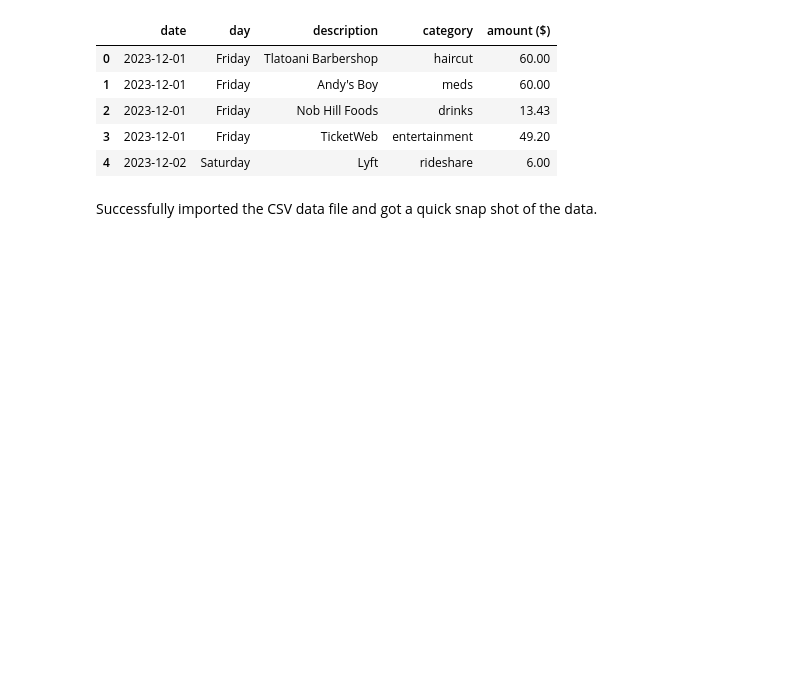
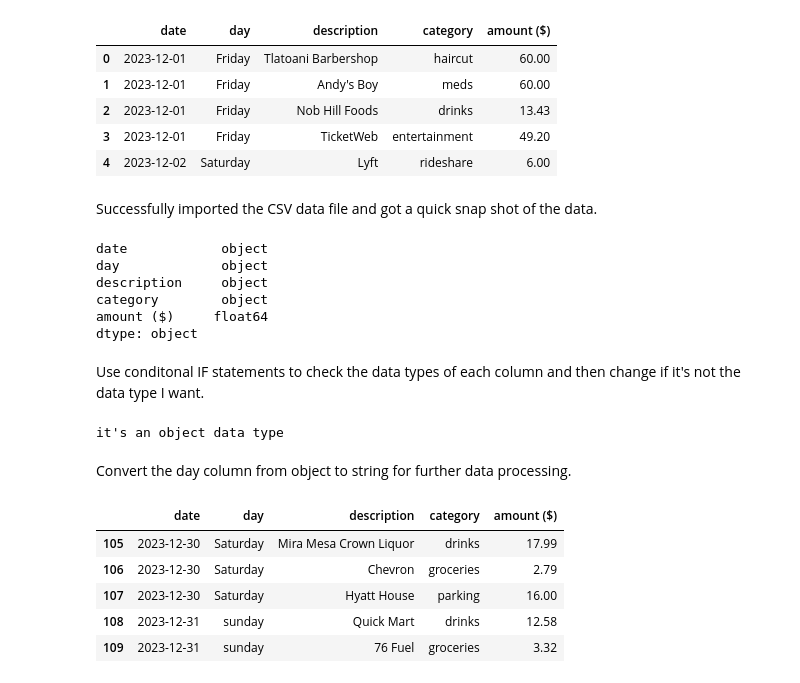
Before and after one commit to bravo-joe/personal-finance-project, a Jupyter notebook: notebooks/prototyping_notebook.ipynb, the cells around one changed output. Drawn from its saved outputs; the diff is of its cells as text; code cells hidden in the pictures; blank space fills up the shorter version.

```diff
--- a/notebooks/prototyping_notebook.ipynb
+++ b/notebooks/prototyping_notebook.ipynb
@@ -33,3 +38,23 @@ raw_data.head()
 | 4 | 2023-12-02 | Saturday | Lyft | rideshare | 6.00 |
 # %% [markdown]
 Successfully imported the CSV data file and got a quick snap shot of the data.
+# %%
+raw_data.dtypes
+# %% [output]
+date            object
+day             object
+description     object
+category        object
+amount ($)     float64
+dtype: object
+# %% [markdown]
+Use conditonal IF statements to check the data types of each column and then change if it's not the data type I want.
+# %%
+if raw_data.date.dtype != object:
+    print("it's not an object dtype")
+else:
+    print("it's an object data type")
+# %% [output]
+it's an object data type
+# %% [markdown]
+Convert the day column from object to string for further data processing.
@@ -35,0 +63,9 @@ Successfully imported the CSV data file and got a quick snap shot of the data.
+# %%
+raw_data.tail()
+# %% [output]
+|  | date | day | description | category | amount ($) |
+| 105 | 2023-12-30 | Saturday | Mira Mesa Crown Liquor | drinks | 17.99 |
+| 106 | 2023-12-30 | Saturday | Chevron | groceries | 2.79 |
+| 107 | 2023-12-30 | Saturday | Hyatt House | parking | 16.00 |
+| 108 | 2023-12-31 | sunday | Quick Mart | drinks | 12.58 |
+| 109 | 2023-12-31 | sunday | 76 Fuel | groceries | 3.32 |
```
Also changed, not shown: parts of 12 cells of this notebook, 2 other files.
